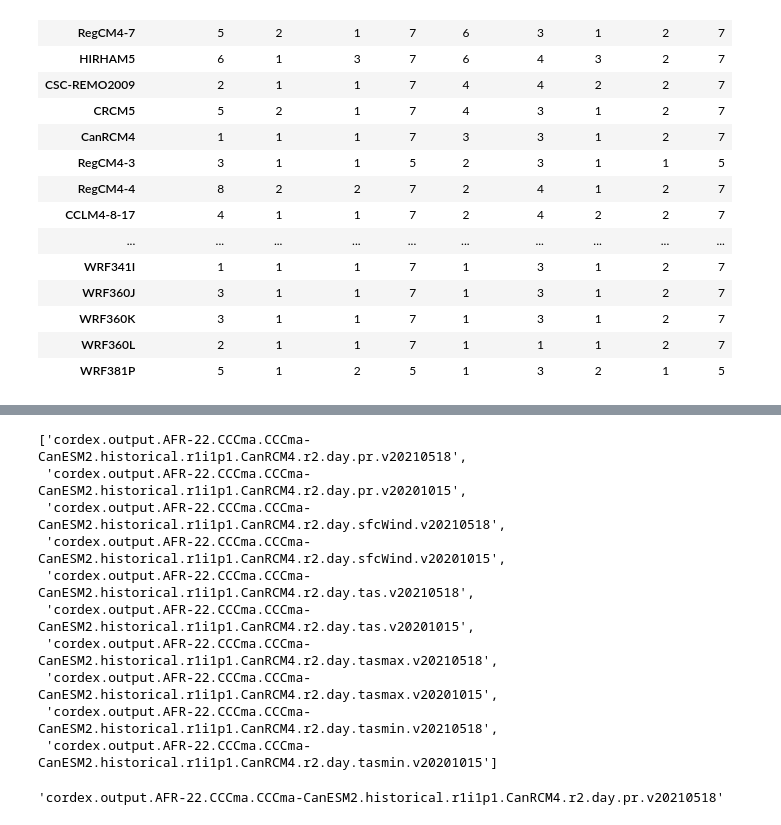
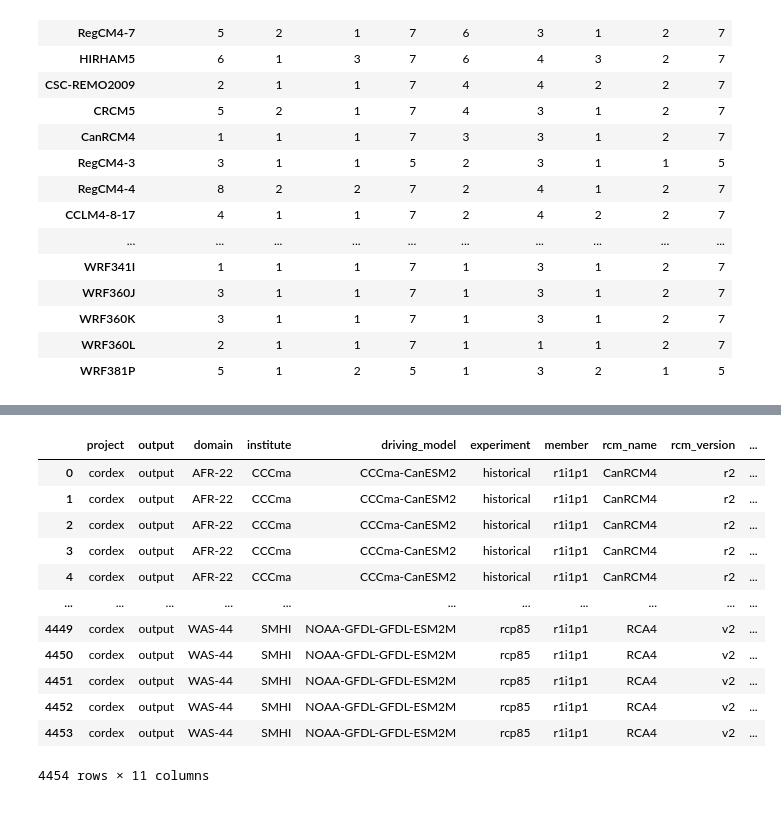
Before and after one commit to zequihg50/reproducibility-ipcc-atlas, a Jupyter notebook: main.ipynb, the cells around one changed output, grey strips where cells are left out. Drawn from its saved outputs; the diff is of its cells as text; code cells hidden in the pictures.

```diff
--- a/main.ipynb
+++ b/main.ipynb
@@ -303,7 +257,8 @@ cordex_missing_df["rcm_name"].value_counts().plot.bar()
 <Axes: xlabel='rcm_name'>
 [figure]
 # %%
-a = cordex_atlas["master_id"].str.split(".", expand=True).rename({
+cordex_atlas["master_id"] = cordex_atlas["instance_id"].str.split(".", expand=True).iloc[:,:-1].agg(".".join, axis=1)
+cordex_atlas_facets = cordex_atlas["master_id"].str.split(".", expand=True).rename({
     0: "project",
     1: "output",
     2: "domain",
@@ -317,7 +272,7 @@ a = cordex_atlas["master_id"].str.split(".", expand=True).rename({
     10: "variable",
     }, axis=1)
 
-a["rcm_name"].value_counts().plot.bar()
+cordex_atlas_facets["rcm_name"].value_counts().plot.bar()
 # %% [output]
 <Axes: xlabel='rcm_name'>
 [figure]
@@ -394,17 +300,16 @@ list(cordex_atlas["instance_id"].iloc[:10])
-# %%
-list(cordex_esgf["instance_id"].iloc[:10])
-# %% [output]
-['cordex.output.AFR-22.CCCma.CCCma-CanESM2.historical.r1i1p1.CanRCM4.r2.day.pr.v20210518',
- 'cordex.output.AFR-22.CCCma.CCCma-CanESM2.historical.r1i1p1.CanRCM4.r2.day.pr.v20201015',
- 'cordex.output.AFR-22.CCCma.CCCma-CanESM2.historical.r1i1p1.CanRCM4.r2.day.sfcWind.v20210518',
- 'cordex.output.AFR-22.CCCma.CCCma-CanESM2.historical.r1i1p1.CanRCM4.r2.day.sfcWind.v20201015',
- 'cordex.output.AFR-22.CCCma.CCCma-CanESM2.historical.r1i1p1.CanRCM4.r2.day.tas.v20210518',
- 'cordex.output.AFR-22.CCCma.CCCma-CanESM2.historical.r1i1p1.CanRCM4.r2.day.tas.v20201015',
- 'cordex.output.AFR-22.CCCma.CCCma-CanESM2.historical.r1i1p1.CanRCM4.r2.day.tasmax.v20210518',
- 'cordex.output.AFR-22.CCCma.CCCma-CanESM2.historical.r1i1p1.CanRCM4.r2.day.tasmax.v20201015',
- 'cordex.output.AFR-22.CCCma.CCCma-CanESM2.historical.r1i1p1.CanRCM4.r2.day.tasmin.v20210518',
- 'cordex.output.AFR-22.CCCma.CCCma-CanESM2.historical.r1i1p1.CanRCM4.r2.day.tasmin.v20201015']
-# %%
-cordex_esgf["instance_id"][0]
-# %% [output]
-'cordex.output.AFR-22.CCCma.CCCma-CanESM2.historical.r1i1p1.CanRCM4.r2.day.pr.v20210518'
+# %%
+cordex_atlas_facets
+# %% [output]
+|  | project | output | domain | institute | driving_model | experiment | member | rcm_name | rcm_version | ... |
+| 0 | cordex | output | AFR-22 | CCCma | CCCma-CanESM2 | historical | r1i1p1 | CanRCM4 | r2 | ... |
+| 1 | cordex | output | AFR-22 | CCCma | CCCma-CanESM2 | historical | r1i1p1 | CanRCM4 | r2 | ... |
+| 2 | cordex | output | AFR-22 | CCCma | CCCma-CanESM2 | historical | r1i1p1 | CanRCM4 | r2 | ... |
+| 3 | cordex | output | AFR-22 | CCCma | CCCma-CanESM2 | historical | r1i1p1 | CanRCM4 | r2 | ... |
+| 4 | cordex | output | AFR-22 | CCCma | CCCma-CanESM2 | historical | r1i1p1 | CanRCM4 | r2 | ... |
+| ... | ... | ... | ... | ... | ... | ... | ... | ... | ... | ... |
+| 4449 | cordex | output | WAS-44 | SMHI | NOAA-GFDL-GFDL-ESM2M | rcp85 | r1i1p1 | RCA4 | v2 | ... |
+| 4450 | cordex | output | WAS-44 | SMHI | NOAA-GFDL-GFDL-ESM2M | rcp85 | r1i1p1 | RCA4 | v2 | ... |
+| 4451 | cordex | output | WAS-44 | SMHI | NOAA-GFDL-GFDL-ESM2M | rcp85 | r1i1p1 | RCA4 | v2 | ... |
+| 4452 | cordex | output | WAS-44 | SMHI | NOAA-GFDL-GFDL-ESM2M | rcp85 | r1i1p1 | RCA4 | v2 | ... |
+| 4453 | cordex | output | WAS-44 | SMHI | NOAA-GFDL-GFDL-ESM2M | rcp85 | r1i1p1 | RCA4 | v2 | ... |
+4454 rows × 11 columns
```
Also changed, not shown: parts of 17 cells of this notebook, 3 other files.
